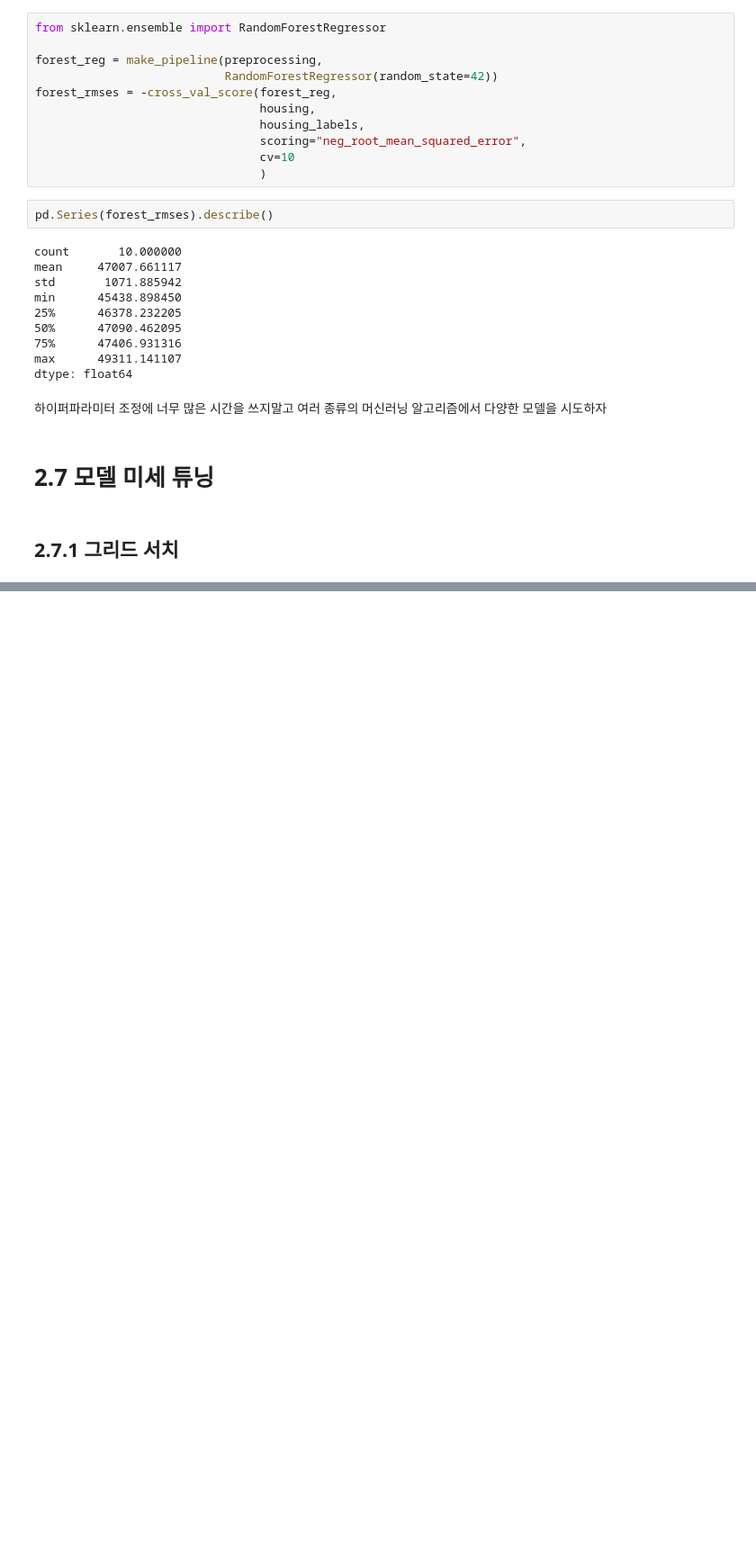
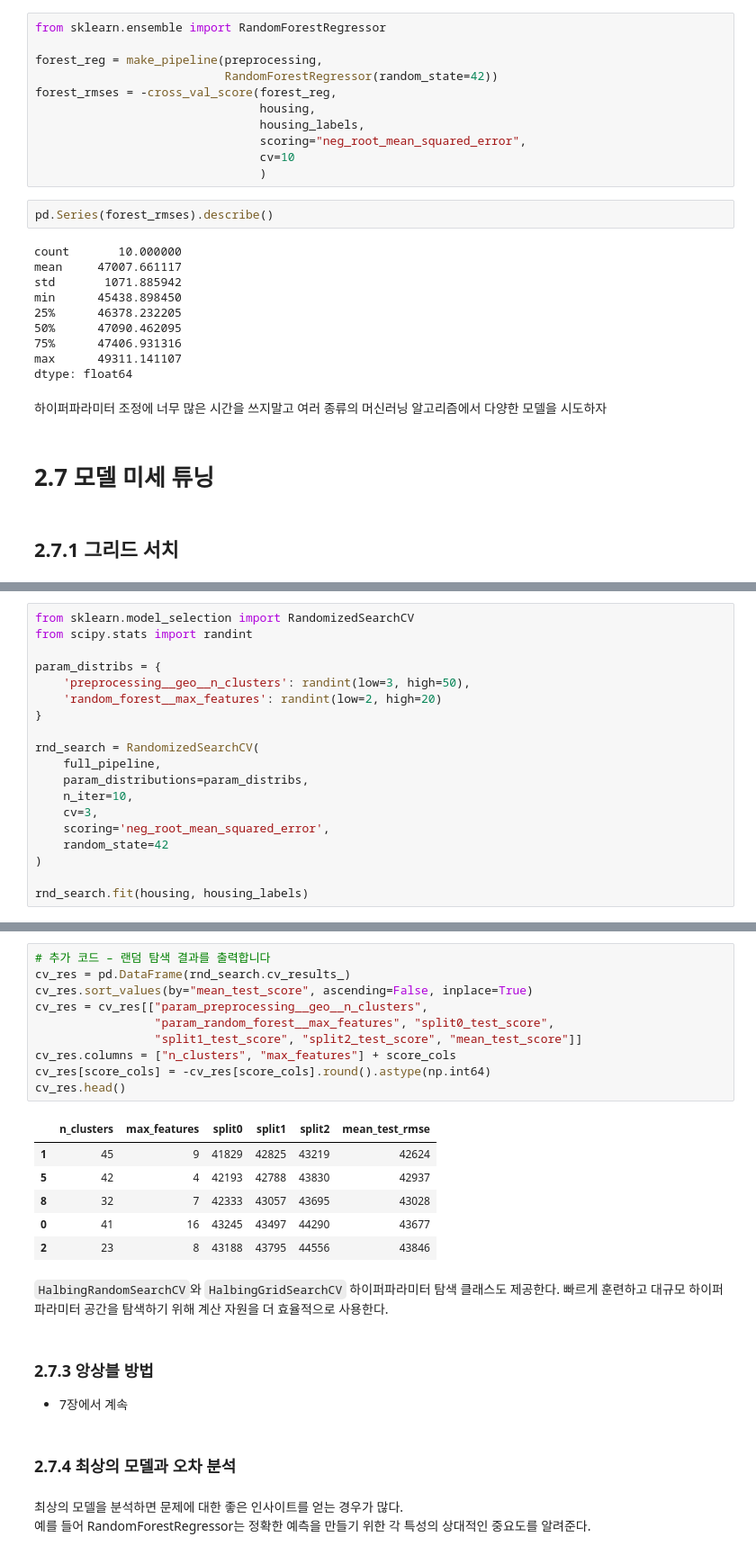
Before and after one commit to Han-TaeHun/TIL, a Jupyter notebook: Machine_Learning/HandsOn/02_end_to_end.ipynb, the cells around one changed output, grey strips where cells are left out. Shown at 90% size. Saved outputs shown, nothing was run; the diff lists cells and outputs as text; blank space fills up the shorter version.

```diff
--- a/Machine_Learning/HandsOn/02_end_to_end.ipynb
+++ b/Machine_Learning/HandsOn/02_end_to_end.ipynb
@@ -1216,0 +1314,19 @@ dtype: float64
+# %%
+from sklearn.model_selection import RandomizedSearchCV
+from scipy.stats import randint
+
+param_distribs = {
+    'preprocessing__geo__n_clusters': randint(low=3, high=50),
+    'random_forest__max_features': randint(low=2, high=20)
+}
+
+rnd_search = RandomizedSearchCV(
+    full_pipeline,
+    param_distributions=param_distribs,
+    n_iter=10,
+    cv=3,
+    scoring='neg_root_mean_squared_error',
+    random_state=42
+)
+
+rnd_search.fit(housing, housing_labels)
@@ -1216,0 +1350,27 @@ dtype: float64
+# %%
+# 추가 코드 – 랜덤 탐색 결과를 출력합니다
+cv_res = pd.DataFrame(rnd_search.cv_results_)
+cv_res.sort_values(by="mean_test_score", ascending=False, inplace=True)
+cv_res = cv_res[["param_preprocessing__geo__n_clusters",
+                 "param_random_forest__max_features", "split0_test_score",
+                 "split1_test_score", "split2_test_score", "mean_test_score"]]
+cv_res.columns = ["n_clusters", "max_features"] + score_cols
+cv_res[score_cols] = -cv_res[score_cols].round().astype(np.int64)
+cv_res.head()
+# %% [output]
+|  | n_clusters | max_features | split0 | split1 | split2 | mean_test_rmse |
+| 1 | 45 | 9 | 41829 | 42825 | 43219 | 42624 |
+| 5 | 42 | 4 | 42193 | 42788 | 43830 | 42937 |
+| 8 | 32 | 7 | 42333 | 43057 | 43695 | 43028 |
+| 0 | 41 | 16 | 43245 | 43497 | 44290 | 43677 |
+| 2 | 23 | 8 | 43188 | 43795 | 44556 | 43846 |
+# %% [markdown]
+`HalbingRandomSearchCV`와 `HalbingGridSearchCV` 하이퍼파라미터 탐색 클래스도 제공한다. 빠르게 훈련하고 대규모 하이퍼파라미터 공간을 탐색하기 위해 계산 자원을 더 효율적으로 사용한다.
+# %% [markdown]
+### 2.7.3 앙상블 방법
+* 7장에서 계속
+# %% [markdown]
+### 2.7.4 최상의 모델과 오차 분석
+# %% [markdown]
+최상의 모델을 분석하면 문제에 대한 좋은 인사이트를 얻는 경우가 많다.<br>
+예를 들어 RandomForestRegressor는 정확한 예측을 만들기 위한 각 특성의 상대적인 중요도를 알려준다.
```
Also changed, not shown: parts of 36 cells of this notebook.
